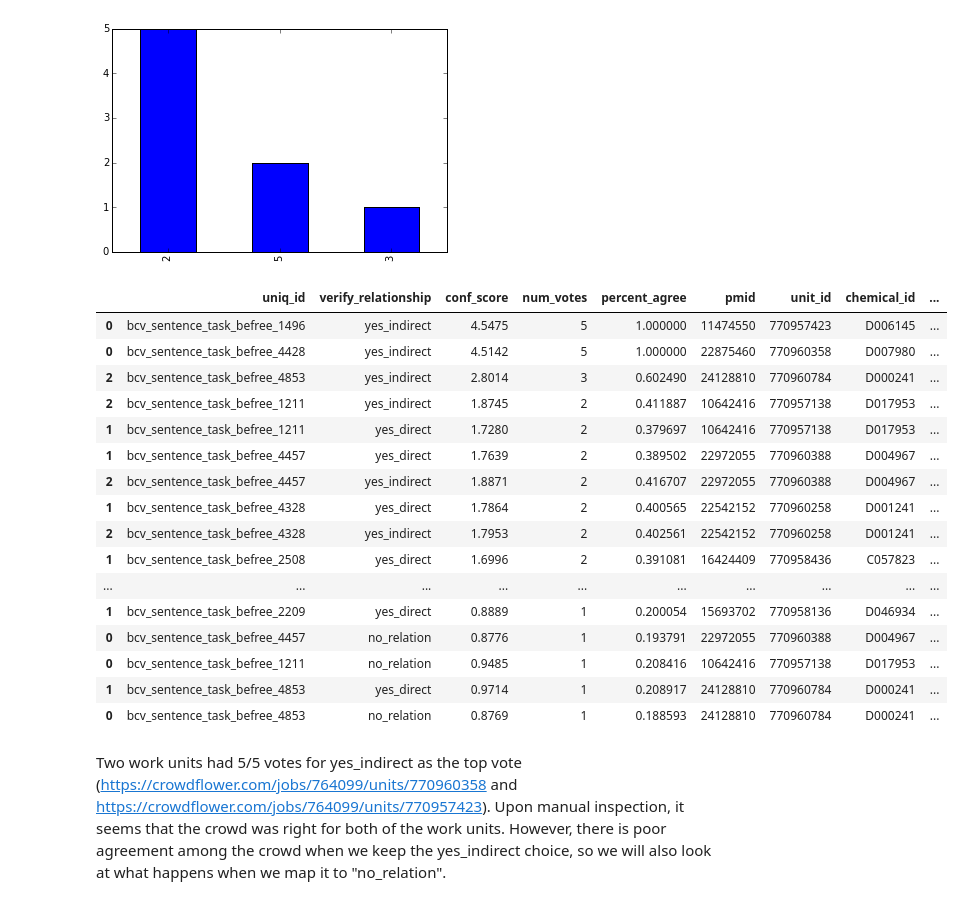
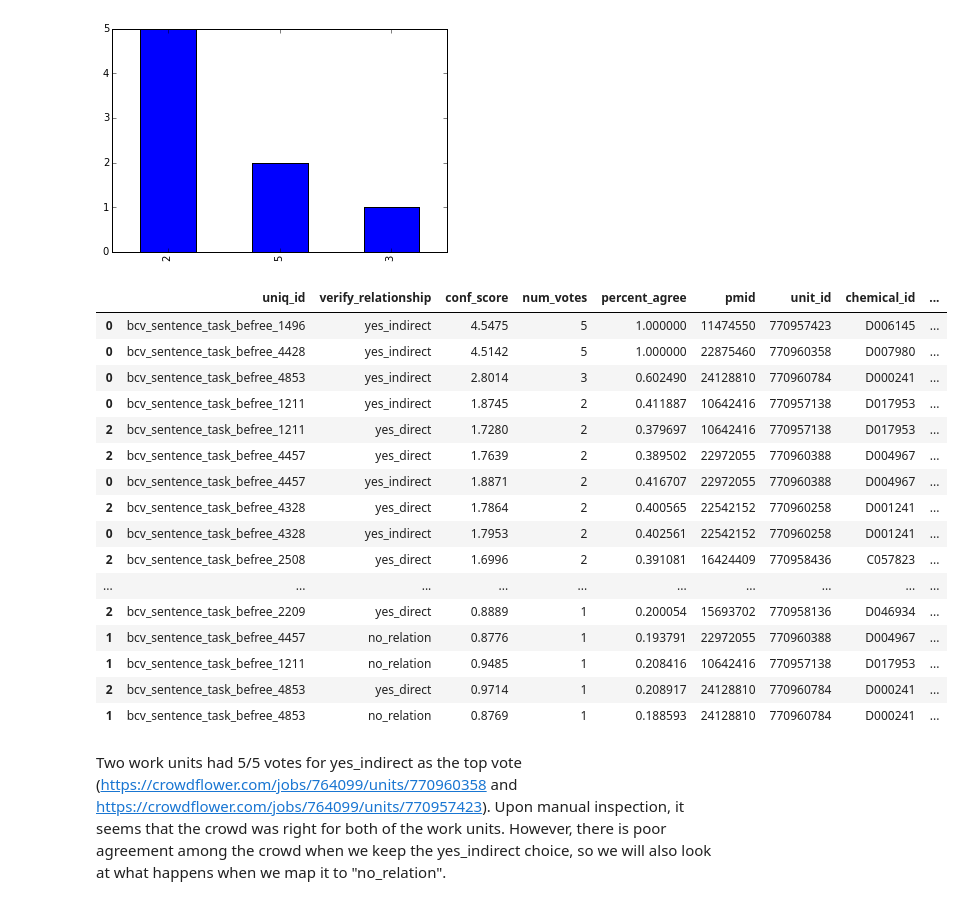
Before and after one commit to SuLab/crowd_cid_relex, a Jupyter notebook: crowd_only/development/job_764099_analysis.ipynb, the cells around one changed output. Saved outputs shown, nothing was run; the diff lists cells and outputs as text; code cells hidden in the pictures.

```diff
--- a/crowd_only/development/job_764099_analysis.ipynb
+++ b/crowd_only/development/job_764099_analysis.ipynb
@@ -268,7 +271,7 @@ settings = {
 all_raw_data = filter_data(settings)
 # %%
 settings = {
-    "loc": "data/crowdflower/results/job_764099",
+    "loc": "../data/crowdflower/results/job_764099",
     "fname": "job_764099_full_with_untrusted.csv",
     "data_subset": "normal",
     "min_accuracy": 0.7,
@@ -433,25 +436,25 @@ indirect_top_data.query("verify_relationship == 'yes_indirect'")["num_votes"].va
 <matplotlib.axes._subplots.AxesSubplot at 0x...>
 [figure]
 # %%
-indirect_top_data.sort("num_votes", ascending = False)
+indirect_top_data.sort_values(by = "num_votes", ascending = False)
 # %% [output]
 |  | uniq_id | verify_relationship | conf_score | num_votes | percent_agree | pmid | unit_id | chemical_id | ... |
 | 0 | bcv_sentence_task_befree_1496 | yes_indirect | 4.5475 | 5 | 1.000000 | 11474550 | 770957423 | D006145 | ... |
 | 0 | bcv_sentence_task_befree_4428 | yes_indirect | 4.5142 | 5 | 1.000000 | 22875460 | 770960358 | D007980 | ... |
-| 2 | bcv_sentence_task_befree_4853 | yes_indirect | 2.8014 | 3 | 0.602490 | 24128810 | 770960784 | D000241 | ... |
-| 2 | bcv_sentence_task_befree_1211 | yes_indirect | 1.8745 | 2 | 0.411887 | 10642416 | 770957138 | D017953 | ... |
-| 1 | bcv_sentence_task_befree_1211 | yes_direct | 1.7280 | 2 | 0.379697 | 10642416 | 770957138 | D017953 | ... |
-| 1 | bcv_sentence_task_befree_4457 | yes_direct | 1.7639 | 2 | 0.389502 | 22972055 | 770960388 | D004967 | ... |
-| 2 | bcv_sentence_task_befree_4457 | yes_indirect | 1.8871 | 2 | 0.416707 | 22972055 | 770960388 | D004967 | ... |
-| 1 | bcv_sentence_task_befree_4328 | yes_direct | 1.7864 | 2 | 0.400565 | 22542152 | 770960258 | D001241 | ... |
-| 2 | bcv_sentence_task_befree_4328 | yes_indirect | 1.7953 | 2 | 0.402561 | 22542152 | 770960258 | D001241 | ... |
-| 1 | bcv_sentence_task_befree_2508 | yes_direct | 1.6996 | 2 | 0.391081 | 16424409 | 770958436 | C057823 | ... |
+| 0 | bcv_sentence_task_befree_4853 | yes_indirect | 2.8014 | 3 | 0.602490 | 24128810 | 770960784 | D000241 | ... |
+| 0 | bcv_sentence_task_befree_1211 | yes_indirect | 1.8745 | 2 | 0.411887 | 10642416 | 770957138 | D017953 | ... |
+| 2 | bcv_sentence_task_befree_1211 | yes_direct | 1.7280 | 2 | 0.379697 | 10642416 | 770957138 | D017953 | ... |
+| 2 | bcv_sentence_task_befree_4457 | yes_direct | 1.7639 | 2 | 0.389502 | 22972055 | 770960388 | D004967 | ... |
+| 0 | bcv_sentence_task_befree_4457 | yes_indirect | 1.8871 | 2 | 0.416707 | 22972055 | 770960388 | D004967 | ... |
+| 2 | bcv_sentence_task_befree_4328 | yes_direct | 1.7864 | 2 | 0.400565 | 22542152 | 770960258 | D001241 | ... |
+| 0 | bcv_sentence_task_befree_4328 | yes_indirect | 1.7953 | 2 | 0.402561 | 22542152 | 770960258 | D001241 | ... |
+| 2 | bcv_sentence_task_befree_2508 | yes_direct | 1.6996 | 2 | 0.391081 | 16424409 | 770958436 | C057823 | ... |
 | ... | ... | ... | ... | ... | ... | ... | ... | ... | ... |
-| 1 | bcv_sentence_task_befree_2209 | yes_direct | 0.8889 | 1 | 0.200054 | 15693702 | 770958136 | D046934 | ... |
-| 0 | bcv_sentence_task_befree_4457 | no_relation | 0.8776 | 1 | 0.193791 | 22972055 | 770960388 | D004967 | ... |
-| 0 | bcv_sentence_task_befree_1211 | no_relation | 0.9485 | 1 | 0.208416 | 10642416 | 770957138 | D017953 | ... |
-| 1 | bcv_sentence_task_befree_4853 | yes_direct | 0.9714 | 1 | 0.208917 | 24128810 | 770960784 | D000241 | ... |
-| 0 | bcv_sentence_task_befree_4853 | no_relation | 0.8769 | 1 | 0.188593 | 24128810 | 770960784 | D000241 | ... |
+| 2 | bcv_sentence_task_befree_2209 | yes_direct | 0.8889 | 1 | 0.200054 | 15693702 | 770958136 | D046934 | ... |
+| 1 | bcv_sentence_task_befree_4457 | no_relation | 0.8776 | 1 | 0.193791 | 22972055 | 770960388 | D004967 | ... |
+| 1 | bcv_sentence_task_befree_1211 | no_relation | 0.9485 | 1 | 0.208416 | 10642416 | 770957138 | D017953 | ... |
+| 2 | bcv_sentence_task_befree_4853 | yes_direct | 0.9714 | 1 | 0.208917 | 24128810 | 770960784 | D000241 | ... |
+| 1 | bcv_sentence_task_befree_4853 | no_relation | 0.8769 | 1 | 0.188593 | 24128810 | 770960784 | D000241 | ... |
 # %% [markdown]
 Two work units had 5/5 votes for yes_indirect as the top vote (https://crowdflower.com/jobs/764099/units/770960358 and https://crowdflower.com/jobs/764099/units/770957423). Upon manual inspection, it seems that the crowd was right for both of the work units. However, there is poor agreement among the crowd when we keep the yes_indirect choice, so we will also look at what happens when we map it to "no_relation".
 # %% [markdown]
```
Also changed, not shown: parts of 14 cells of this notebook.
